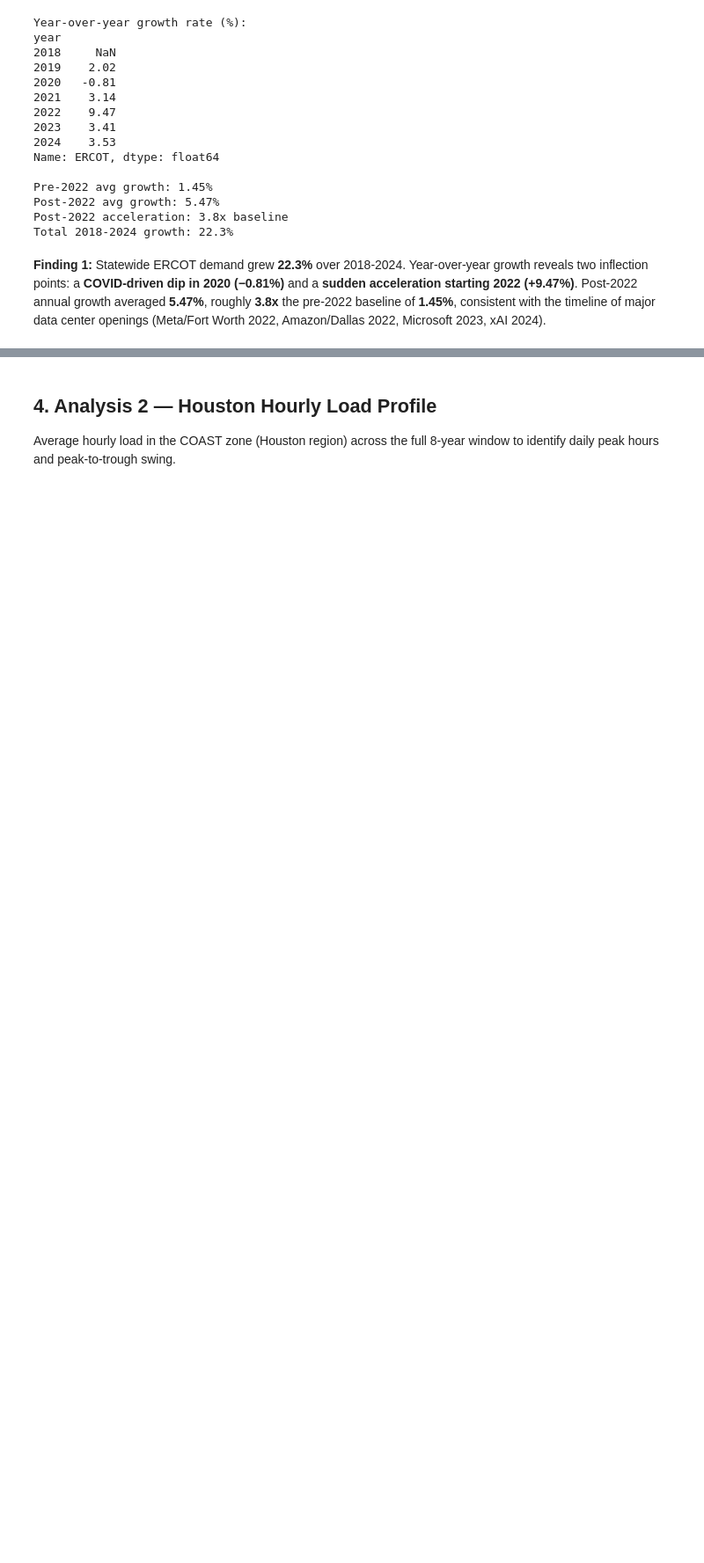
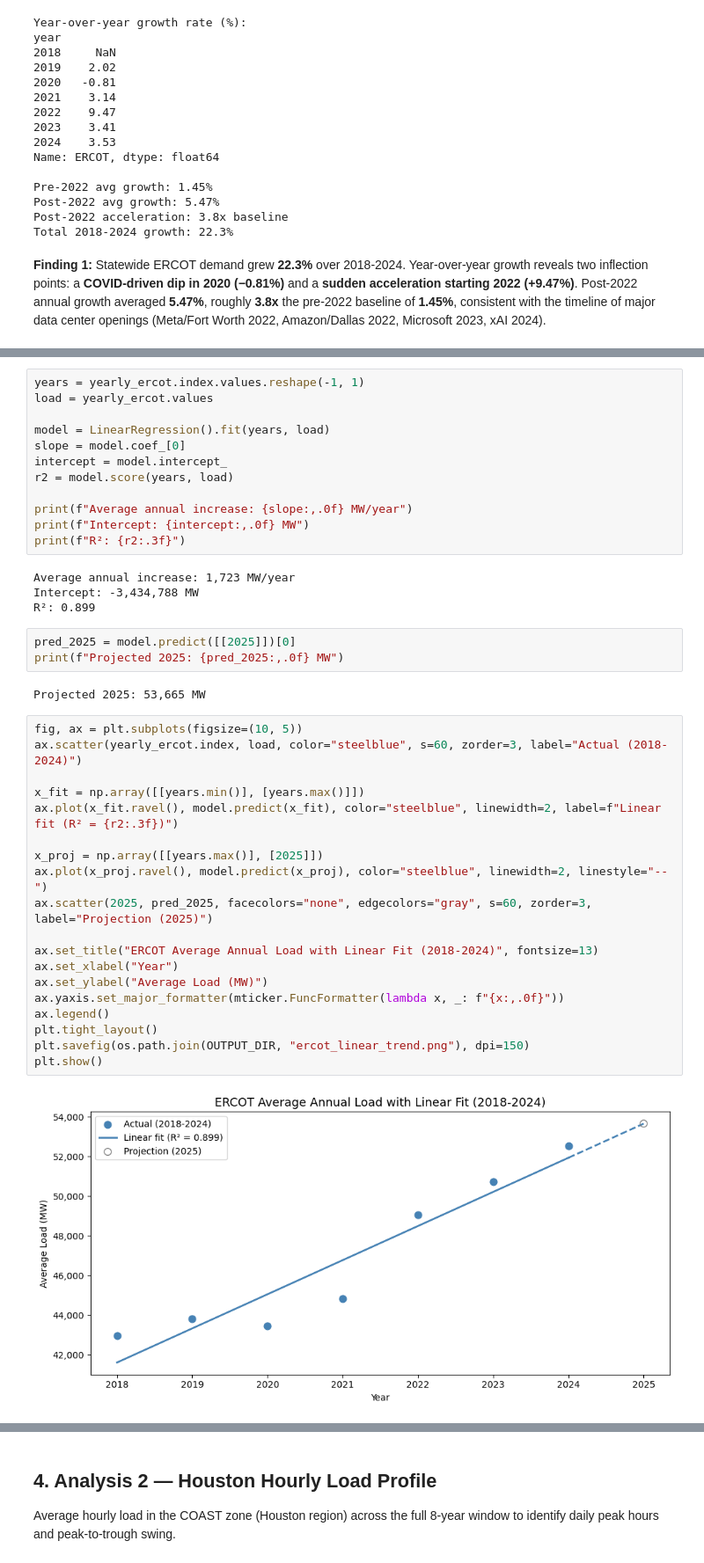
Before and after one commit to ZHLuo-Dev/ercot-texas-power-grid-analysis, a Jupyter notebook: ercot_power_grid_analysis.ipynb, the cells around one changed output, grey strips where cells are left out. Shown at 88% size. Cells and saved outputs as stored; diff of their text form; blank space fills up the shorter version.

```diff
--- a/ercot_power_grid_analysis.ipynb
+++ b/ercot_power_grid_analysis.ipynb
@@ -150,0 +155,42 @@ Total 2018-2024 growth: 22.3%
+# %%
+years = yearly_ercot.index.values.reshape(-1, 1)
+load = yearly_ercot.values
+
+model = LinearRegression().fit(years, load)
+slope = model.coef_[0]
+intercept = model.intercept_
+r2 = model.score(years, load)
+
+print(f"Average annual increase: {slope:,.0f} MW/year")
+print(f"Intercept: {intercept:,.0f} MW")
+print(f"R²: {r2:.3f}")
+# %% [output]
+Average annual increase: 1,723 MW/year
+Intercept: -3,434,788 MW
+R²: 0.899
+# %%
+pred_2025 = model.predict([[2025]])[0]
+print(f"Projected 2025: {pred_2025:,.0f} MW")
+# %% [output]
+Projected 2025: 53,665 MW
+# %%
+fig, ax = plt.subplots(figsize=(10, 5))
+ax.scatter(yearly_ercot.index, load, color="steelblue", s=60, zorder=3, label="Actual (2018-2024)")
+
+x_fit = np.array([[years.min()], [years.max()]])
+ax.plot(x_fit.ravel(), model.predict(x_fit), color="steelblue", linewidth=2, label=f"Linear fit (R² = {r2:.3f})")
+
+x_proj = np.array([[years.max()], [2025]])
+ax.plot(x_proj.ravel(), model.predict(x_proj), color="steelblue", linewidth=2, linestyle="--")
+ax.scatter(2025, pred_2025, facecolors="none", edgecolors="gray", s=60, zorder=3, label="Projection (2025)")
+
+ax.set_title("ERCOT Average Annual Load with Linear Fit (2018-2024)", fontsize=13)
+ax.set_xlabel("Year")
+ax.set_ylabel("Average Load (MW)")
+ax.yaxis.set_major_formatter(mticker.FuncFormatter(lambda x, _: f"{x:,.0f}"))
+ax.legend()
+plt.tight_layout()
+plt.savefig(os.path.join(OUTPUT_DIR, "ercot_linear_trend.png"), dpi=150)
+plt.show()
+# %% [output]
+[figure, added]
```
Also changed, not shown: parts of 4 cells of this notebook, 2 other files.
